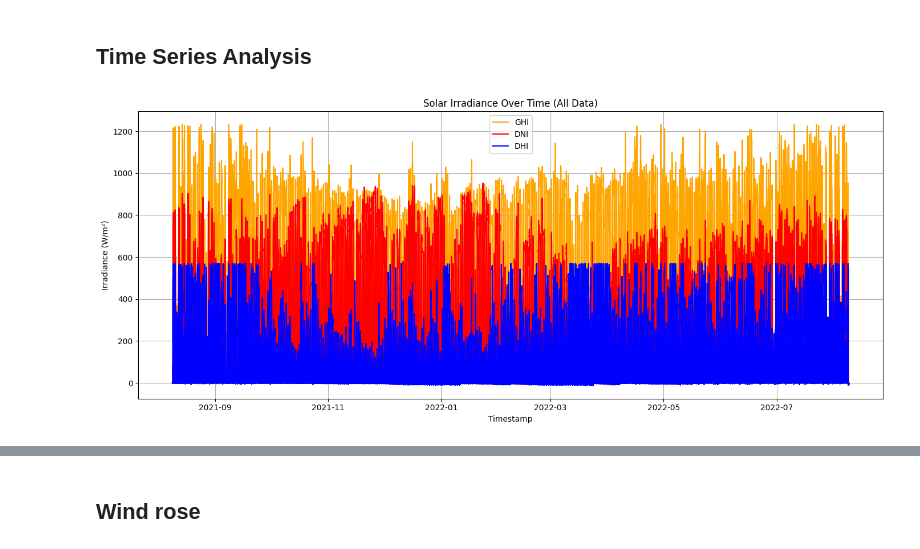
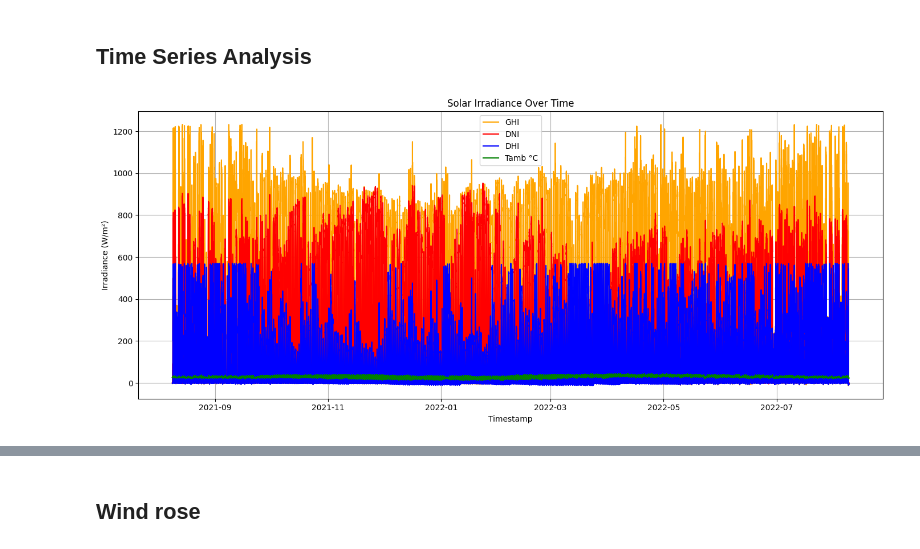
Before and after one commit to Becky-Chala/solar-challenge-week1, a Jupyter notebook: benin_eda.ipynb, the cells around one changed output, grey strips where cells are left out. Drawn from its saved outputs; the diff is of its cells as text; code cells hidden in the pictures.

```diff
--- a/benin_eda.ipynb
+++ b/benin_eda.ipynb
@@ -95,3 +97,5 @@ total_outlier_rows
+# %%
+df.drop(columns=["Comments"], inplace=True)
 # %% [markdown]
 ## Cleaning Outliers
 # %%
@@ -144,18 +148,19 @@ df['Timestamp'] = pd.to_datetime(df['Timestamp'])
 # %%
 plt.figure(figsize=(14, 6))
 
 plt.plot(df['Timestamp'], df['GHI'], label='GHI', color='orange')
 plt.plot(df['Timestamp'], df['DNI'], label='DNI', color='red')
 plt.plot(df['Timestamp'], df['DHI'], label='DHI', color='blue')
+plt.plot(df['Timestamp'], df['Tamb'], label='Tamb °C', color='green')
 
-plt.title('Solar Irradiance Over Time (All Data)')
+plt.title('Solar Irradiance Over Time')
 plt.xlabel('Timestamp')
 plt.ylabel('Irradiance (W/m²)')
 plt.legend()
 plt.grid(True)
 plt.tight_layout()
 plt.show()
 # %% [output]
-[figure, old version]
+[figure, new version]
 # %%
 df['Month'] = df['Timestamp'].dt.month
```
Also changed, not shown: parts of 17 cells of this notebook.
